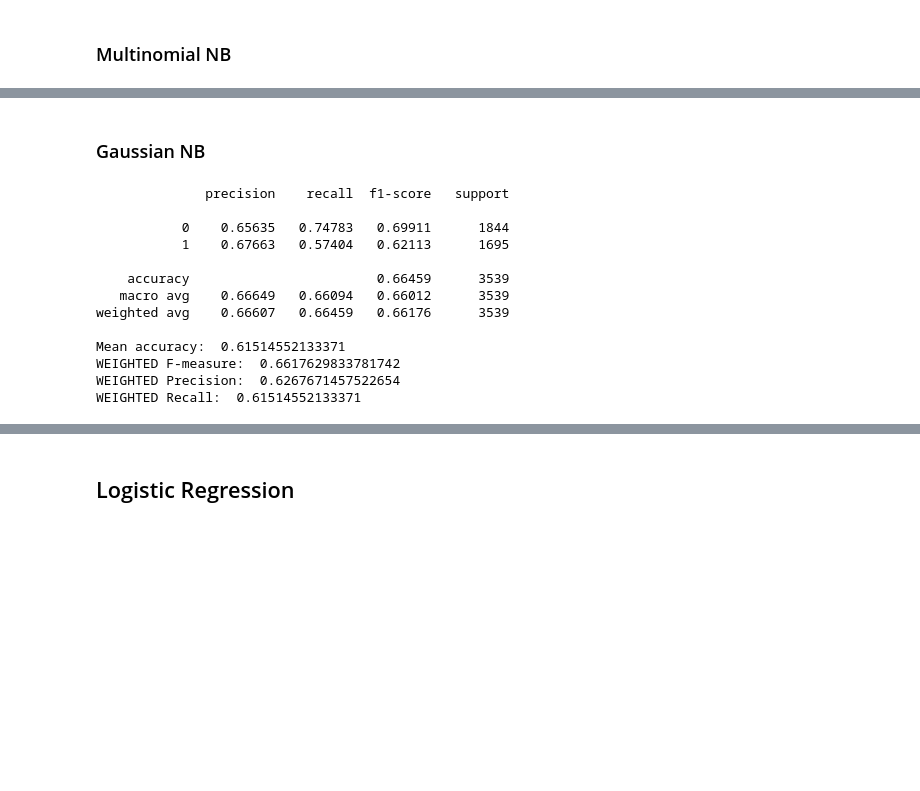
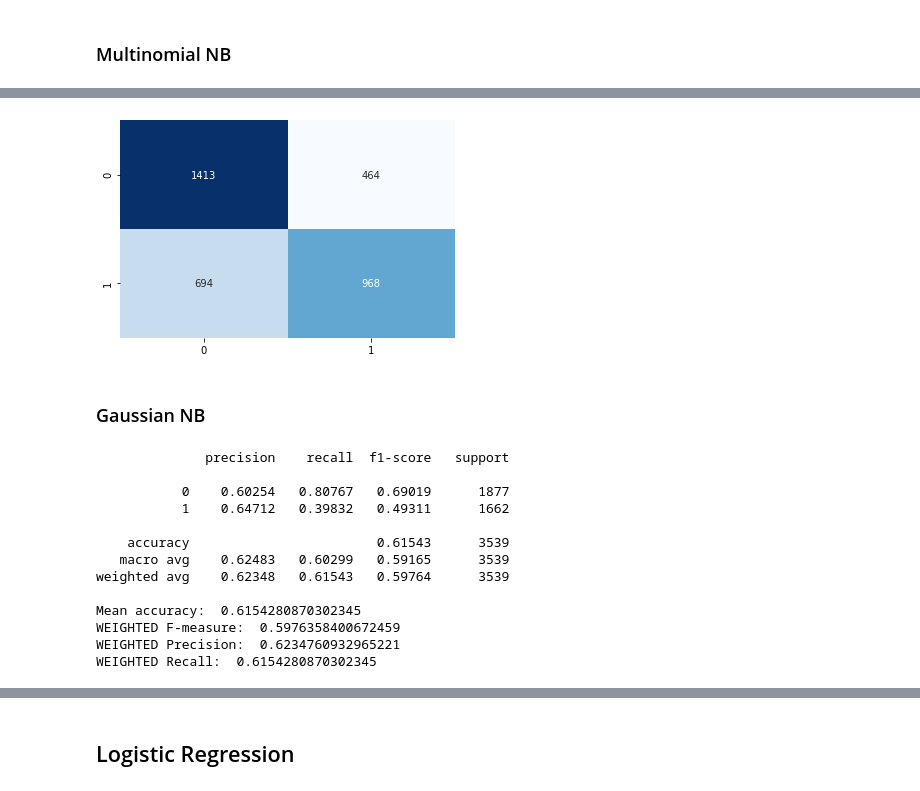
Before and after one commit to JeremyCoronia/csc803m-nlp-projects, a Jupyter notebook: binary-classification-bow_desc.ipynb, the cells around one changed output, grey strips where cells are left out. Cells and saved outputs as stored; diff of their text form; code cells hidden in the pictures; blank space fills up the shorter version.

```diff
--- a/binary-classification-bow_desc.ipynb
+++ b/binary-classification-bow_desc.ipynb
@@ -281,27 +303,33 @@ Recall:  0.6645945182254874
+# %%
+cm = confusion_matrix(y_test, y_pred_nb)
+# for confusion matrix
+sns.heatmap(cm, cbar=False, annot=True, cmap="Blues", fmt="d")
+plt.show()
+# %% [output]
+[figure, added]
 # %% [markdown]
 ### Gaussian NB
 # %%
 gnb_classifier = GaussianNB()
 gnb_classifier.fit(X_train, y_train)
-
 y_pred_gnb = gnb_classifier.predict(X_test)
 
-print(classification_report(y_test, y_pred_nb, digits=5))
+print(classification_report(y_test, y_pred_gnb, digits=5))
 print("Mean accuracy: ", gnb_classifier.score(X_test, y_test))
-print("WEIGHTED F-measure: ", f1_score(y_test, y_pred_nb, average="weighted"))
+print("WEIGHTED F-measure: ", f1_score(y_test, y_pred_gnb, average="weighted"))
 print("WEIGHTED Precision: ", precision_score(y_test, y_pred_gnb, average="weighted"))
 print("WEIGHTED Recall: ", recall_score(y_test, y_pred_gnb, average="weighted"))
 # %% [output]
               precision    recall  f1-score   support
 
-           0    0.65635   0.74783   0.69911      1844
-           1    0.67663   0.57404   0.62113      1695
+           0    0.60254   0.80767   0.69019      1877
+           1    0.64712   0.39832   0.49311      1662
 
-    accuracy                        0.66459      3539
-   macro avg    0.66649   0.66094   0.66012      3539
-weighted avg    0.66607   0.66459   0.66176      3539
+    accuracy                        0.61543      3539
+   macro avg    0.62483   0.60299   0.59165      3539
+weighted avg    0.62348   0.61543   0.59764      3539
 
-Mean accuracy:  0.61514552133371
-WEIGHTED F-measure:  0.6617629833781742
-WEIGHTED Precision:  0.6267671457522654
-WEIGHTED Recall:  0.61514552133371
+Mean accuracy:  0.6154280870302345
+WEIGHTED F-measure:  0.5976358400672459
+WEIGHTED Precision:  0.6234760932965221
+WEIGHTED Recall:  0.6154280870302345
```
Also changed, not shown: parts of 9 cells of this notebook, 3 other files.
